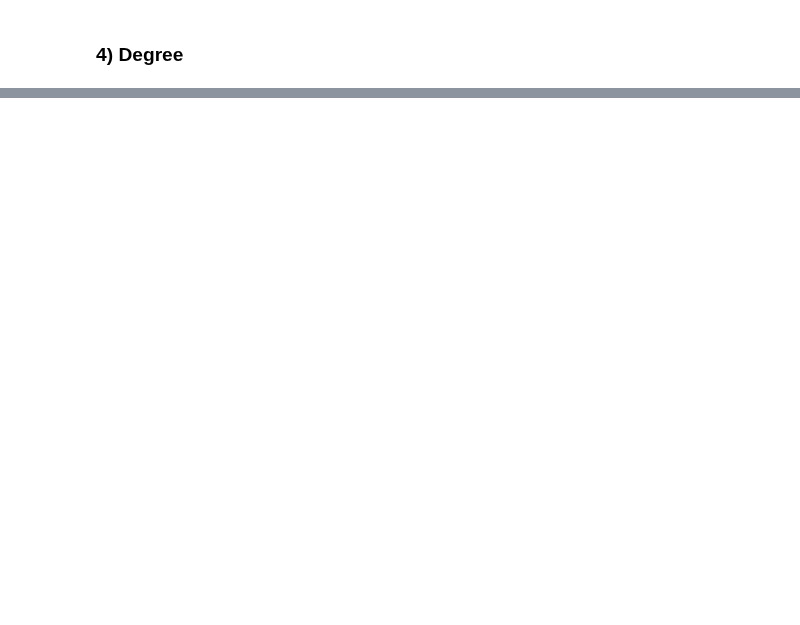
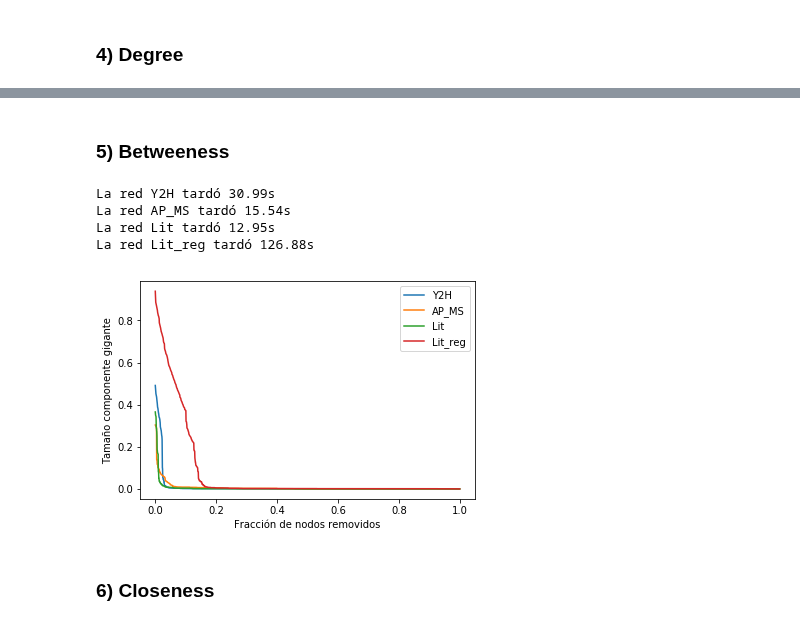
Before and after one commit to LunaKadysz/Redes, a Jupyter notebook: TPC_03/TPC_03.ipynb, the cells around one changed output, grey strips where cells are left out. Cells and saved outputs as stored; diff of their text form; code cells hidden in the pictures; blank space fills up the shorter version.

```diff
--- a/TPC_03/TPC_03.ipynb
+++ b/TPC_03/TPC_03.ipynb
@@ -356,0 +433,49 @@ plt.show()
+# %% [markdown]
+### 5) Betweeness
+# %%
+import operator
+
+def desarme_bet(red):
+    k = 20
+    bet = nx.betweenness_centrality(redes_dict[red]["Grafo"], k = k)
+
+    tamano_gigante = []
+    Red_rota = redes_dict[red]['Grafo'].copy()
+
+    while Red_rota.number_of_nodes() > k:
+        node = max(bet.items(), key=operator.itemgetter(1))[0]
+        Red_rota.remove_node(node)
+
+        bet = nx.betweenness_centrality(Red_rota, k = k)
+        componentes  = sorted(nx.connected_components(Red_rota),
+                                                   key=len, reverse=True)
+
+        if len(componentes) >= 1:
+            gigante = Red_rota.subgraph(componentes[0])
+            tamano_gigante = np.append(tamano_gigante, gigante.number_of_nodes() / cant_nodos )
+
+    tamano = np.size(tamano_gigante)
+    tamano_gigante = np.pad(tamano_gigante, (0, cant_nodos - tamano ), 'constant')
+
+    return tamano_gigante
+# %%
+for red in redes_dict.keys():
+    start = time.time()
+    y = desarme_bet(red)
+    end = time.time()
+    print(f'La red {red} tardó {round(end - start, 2)}s')
+    x = [x / cant_nodos for x in range(0, len(y))]
+    plt.plot(x, y, label = f'{red}')
+
+plt.xlabel("Fracción de nodos removidos")
+plt.ylabel("Tamaño componente gigante")
+plt.legend()
+plt.show()
+# %% [output]
+La red Y2H tardó 30.99s
+La red AP_MS tardó 15.54s
+La red Lit tardó 12.95s
+La red Lit_reg tardó 126.88s
+[figure, added]
+# %% [markdown]
+### 6) Closeness
```
Also changed, not shown: parts of 7 cells of this notebook.
